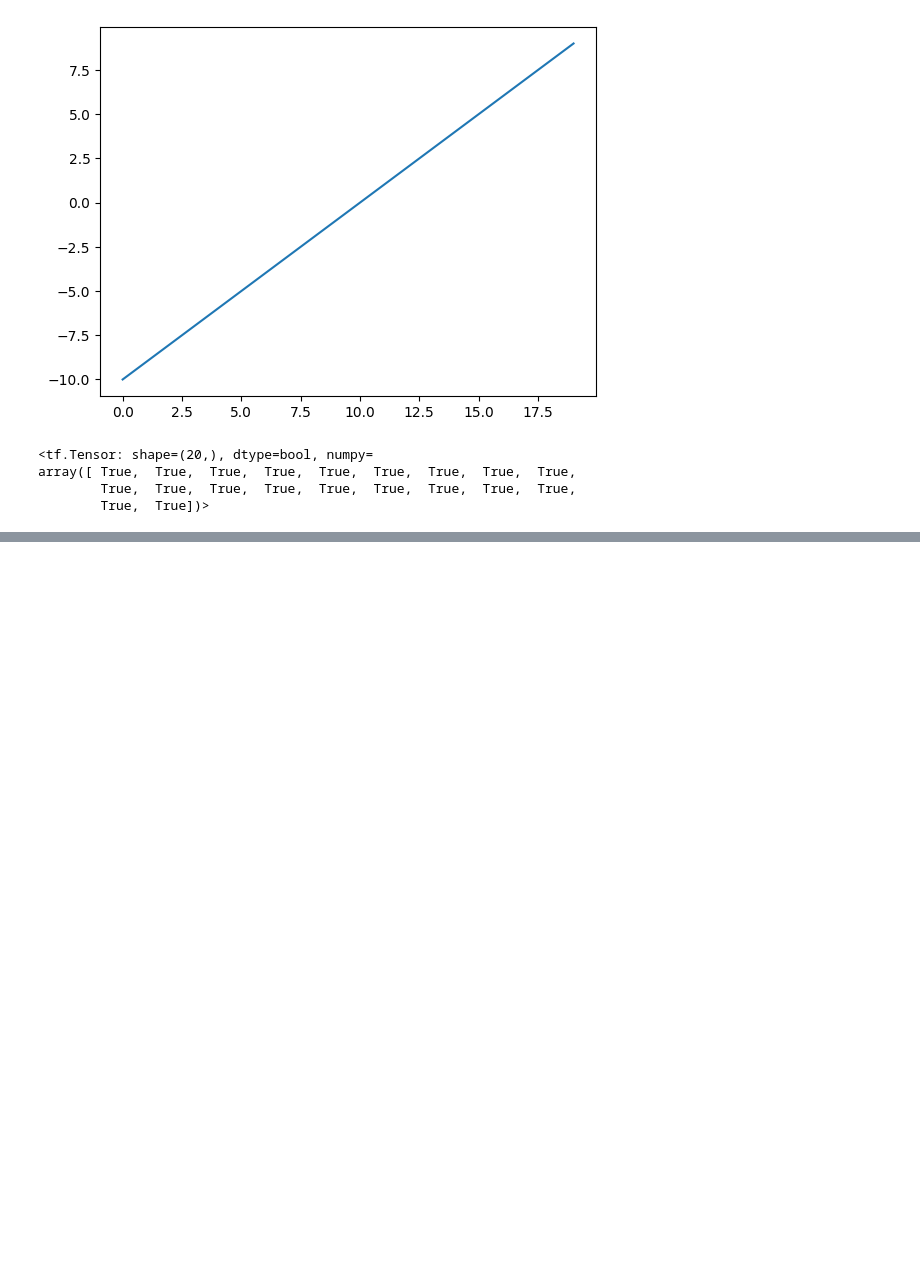
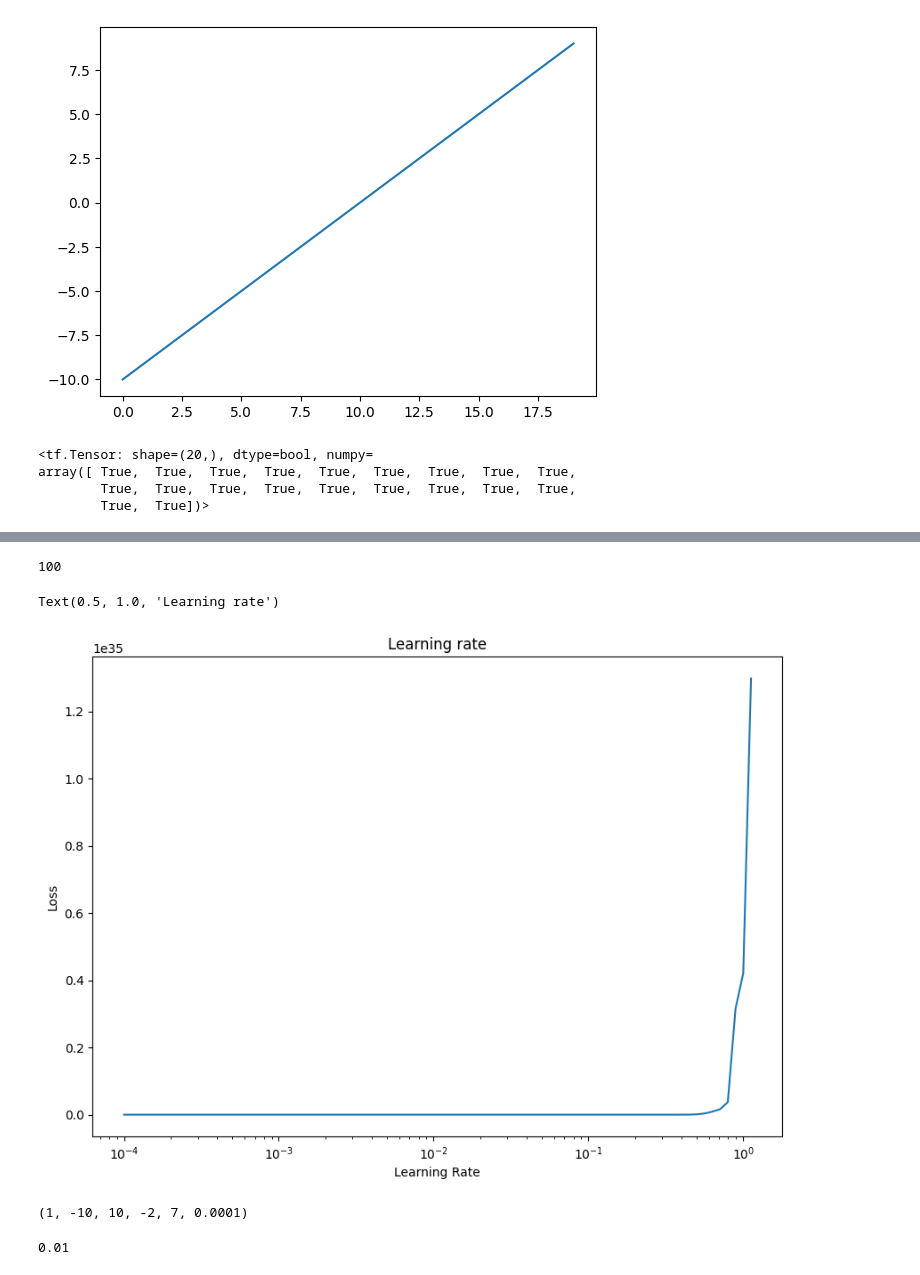
Before and after one commit to MahmoudAlsayes/pythonProject, a Jupyter notebook: 02_neural_network_classification__with_tensorflow.ipynb, the cells around one changed output, grey strips where cells are left out. Cells and saved outputs as stored; diff of their text form; code cells hidden in the pictures; blank space fills up the shorter version.

```diff
--- a/02_neural_network_classification__with_tensorflow.ipynb
+++ b/02_neural_network_classification__with_tensorflow.ipynb
@@ -571,0 +725,3 @@ array([ True,  True,  True,  True,  True,  True,  True,  True,  True,
+# %%
+lrs=1e-4 * (10 ** (tf.range(100)/20))
+lrs
@@ -571,0 +746,21 @@ array([ True,  True,  True,  True,  True,  True,  True,  True,  True,
+# %%
+len(lrs)
+# %% [output]
+100
+# %%
+plt.figure(figsize=(10,7))
+plt.semilogx(lrs,history_9.history["loss"])
+plt.xlabel("Learning Rate")
+plt.ylabel("Loss")
+plt.title("Learning rate")
+# %% [output]
+Text(0.5, 1.0, 'Learning rate')
+[figure, added]
+# %%
+10**0,10*-1,10,-2,10-3,1e-4
+# %% [output]
+(1, -10, 10, -2, 7, 0.0001)
+# %%
+10**-2
+# %% [output]
+0.01
```
Also changed, not shown: parts of 37 cells of this notebook.
